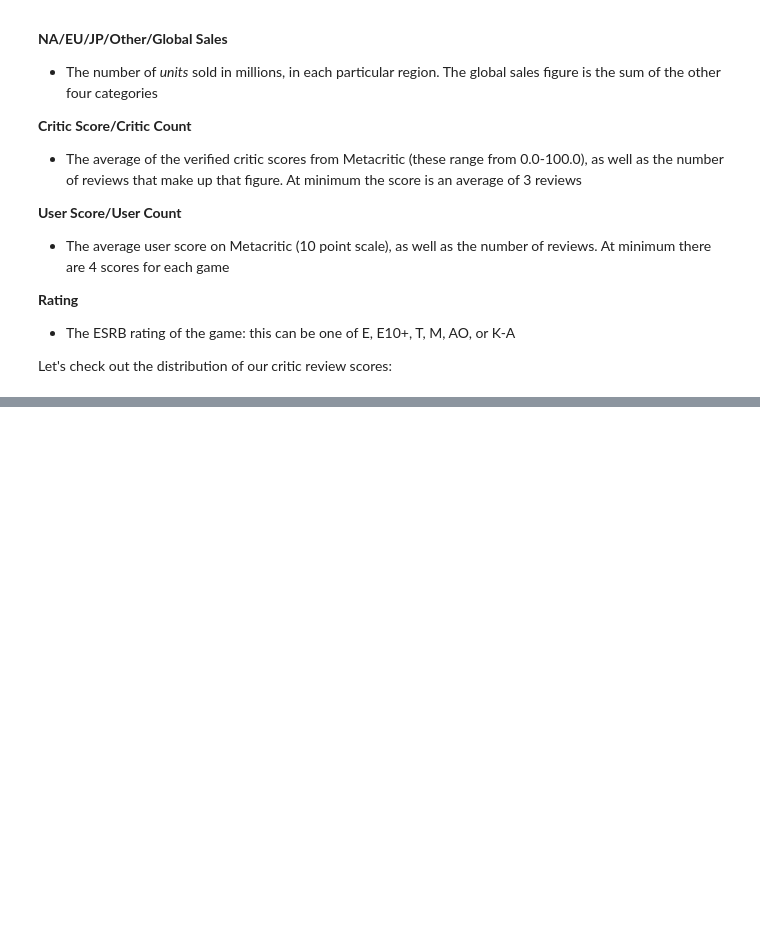
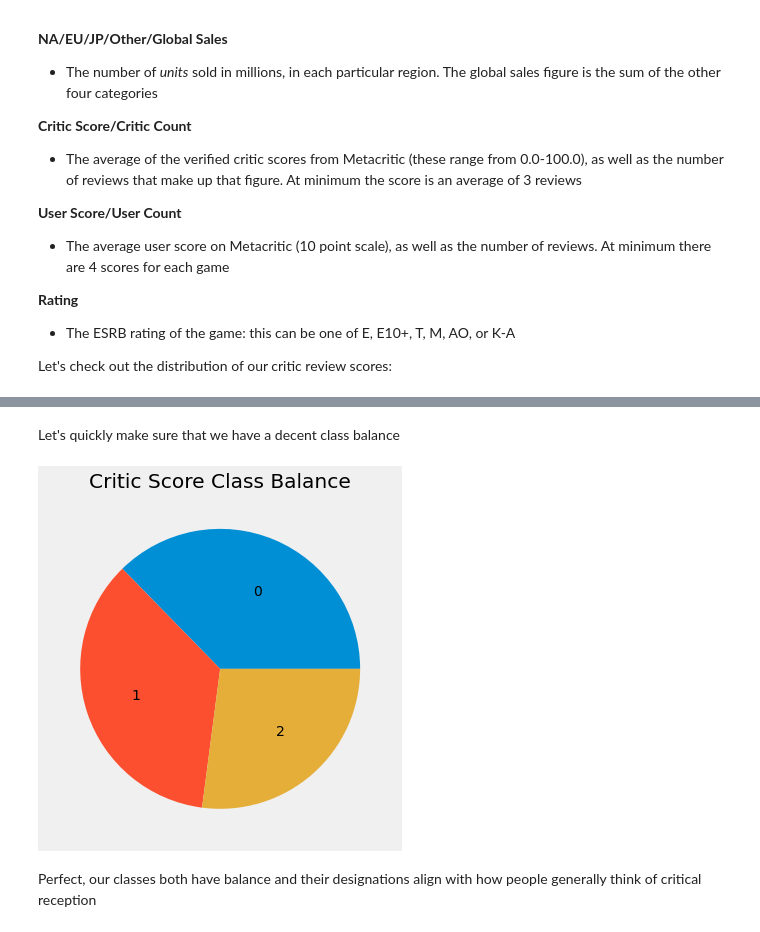
Before and after one commit to Jprebys/video_game_machine_learning, a Jupyter notebook: report/final_report.ipynb, the cells around one changed output, grey strips where cells are left out. Saved outputs shown, nothing was run; the diff lists cells and outputs as text; code cells hidden in the pictures; blank space fills up the shorter version.

```diff
--- a/report/final_report.ipynb
+++ b/report/final_report.ipynb
@@ -131,0 +150,19 @@ In my experience, this is the typical distribution for ratings: left-skewed with
+# %%
+def bin_scores(score):
+    if score > 60:
+        if score > 75:
+            return 2
+        return 1
+    return 0
+
+df['success'] = df['Critic_Score'].apply(bin_scores)
+# %% [markdown]
+Let's quickly make sure that we have a decent class balance
+# %%
+plt.figure(figsize=(6,6))
+plt.pie(df.success.value_counts(), labels=[0,1,2], labeldistance=.6)
+plt.title('Critic Score Class Balance');
+# %% [output]
+[figure, added]
+# %% [markdown]
+Perfect, our classes both have balance and their designations align with how people generally think of critical reception
```
Also changed, not shown: parts of 6 cells of this notebook.
